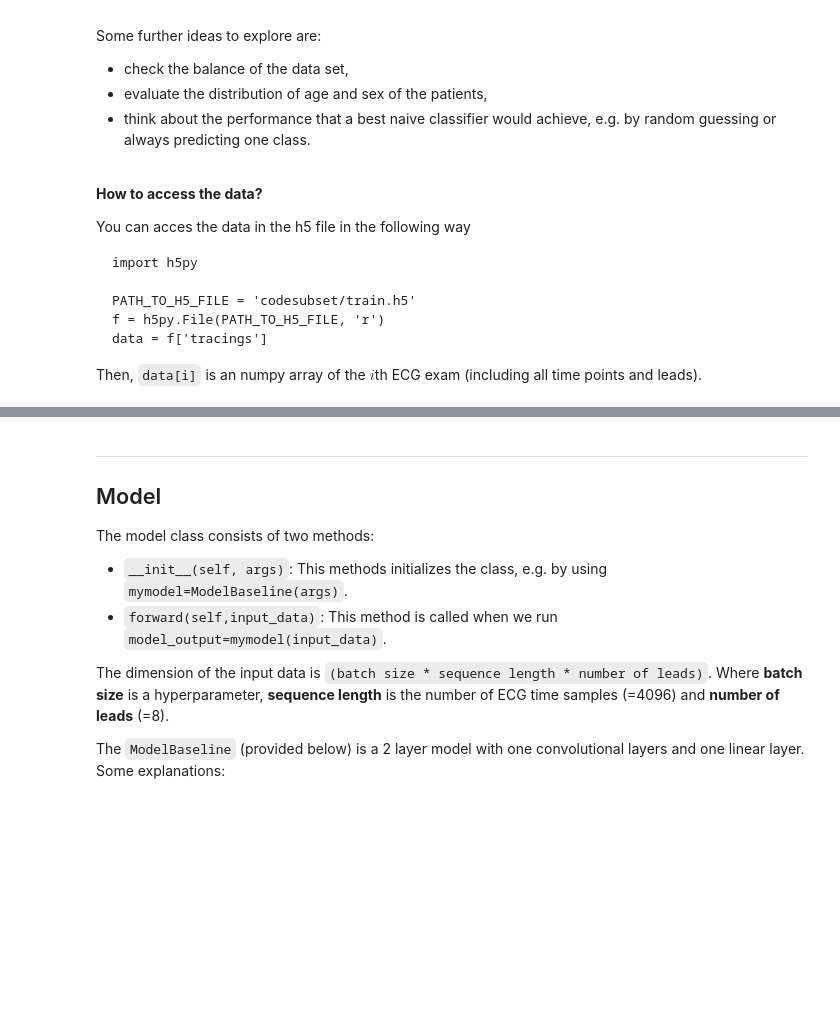
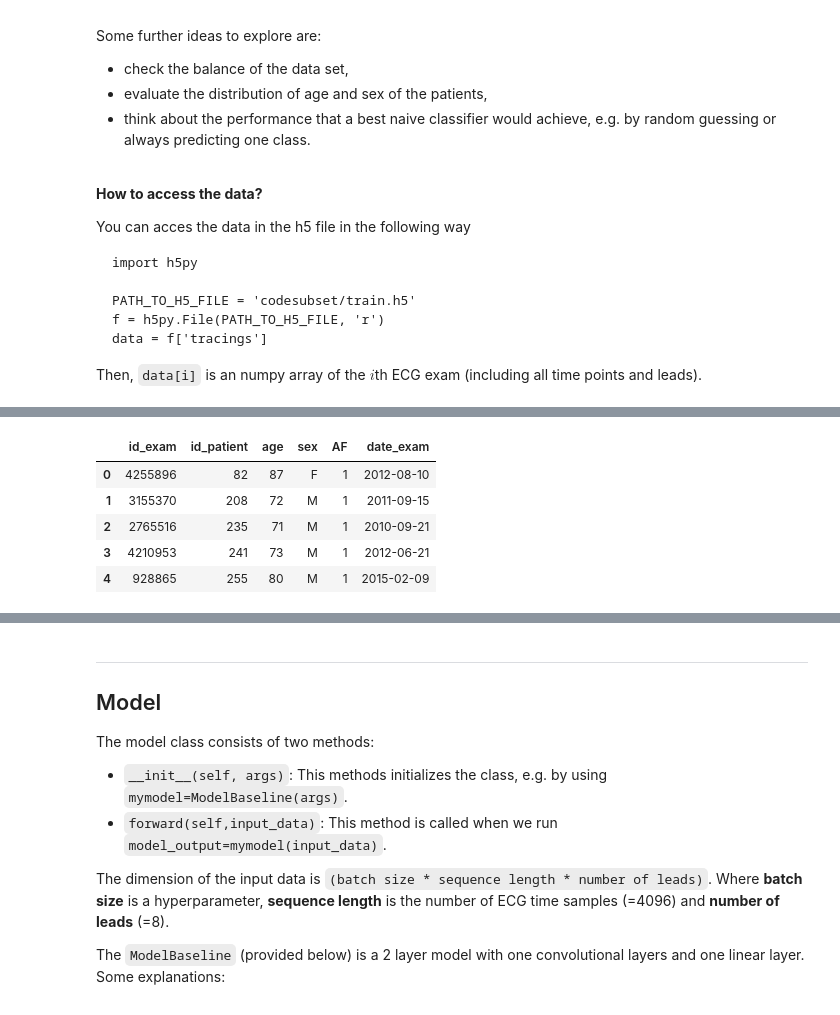
Before and after one commit to andrerameken/Wasp-ECG-Assignment, a Jupyter notebook: assignment_ecg_classification.ipynb, the cells around one changed output, grey strips where cells are left out. Drawn from its saved outputs; the diff is of its cells as text; code cells hidden in the pictures; blank space fills up the shorter version.

```diff
--- a/assignment_ecg_classification.ipynb
+++ b/assignment_ecg_classification.ipynb
@@ -259,0 +237,9 @@ Please explain your main findings of the data analysis task in a few bullet poin
+# %%
+ecg_train.head()
+# %% [output]
+|  | id_exam | id_patient | age | sex | AF | date_exam |
+| 0 | 4255896 | 82 | 87 | F | 1 | 2012-08-10 |
+| 1 | 3155370 | 208 | 72 | M | 1 | 2011-09-15 |
+| 2 | 2765516 | 235 | 71 | M | 1 | 2010-09-21 |
+| 3 | 4210953 | 241 | 73 | M | 1 | 2012-06-21 |
+| 4 | 928865 | 255 | 80 | M | 1 | 2015-02-09 |
```
Also changed, not shown: parts of 13 cells of this notebook.
